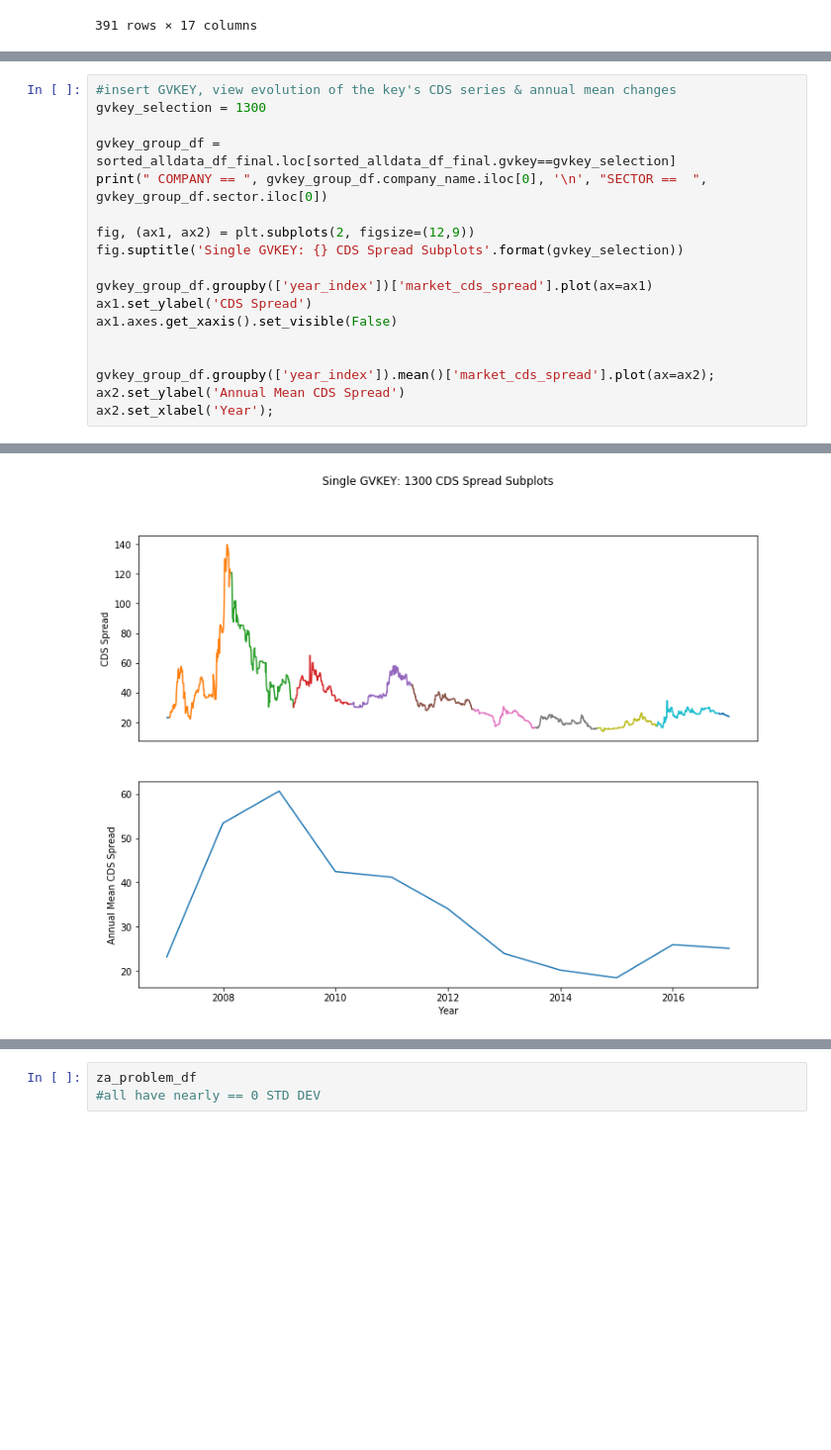
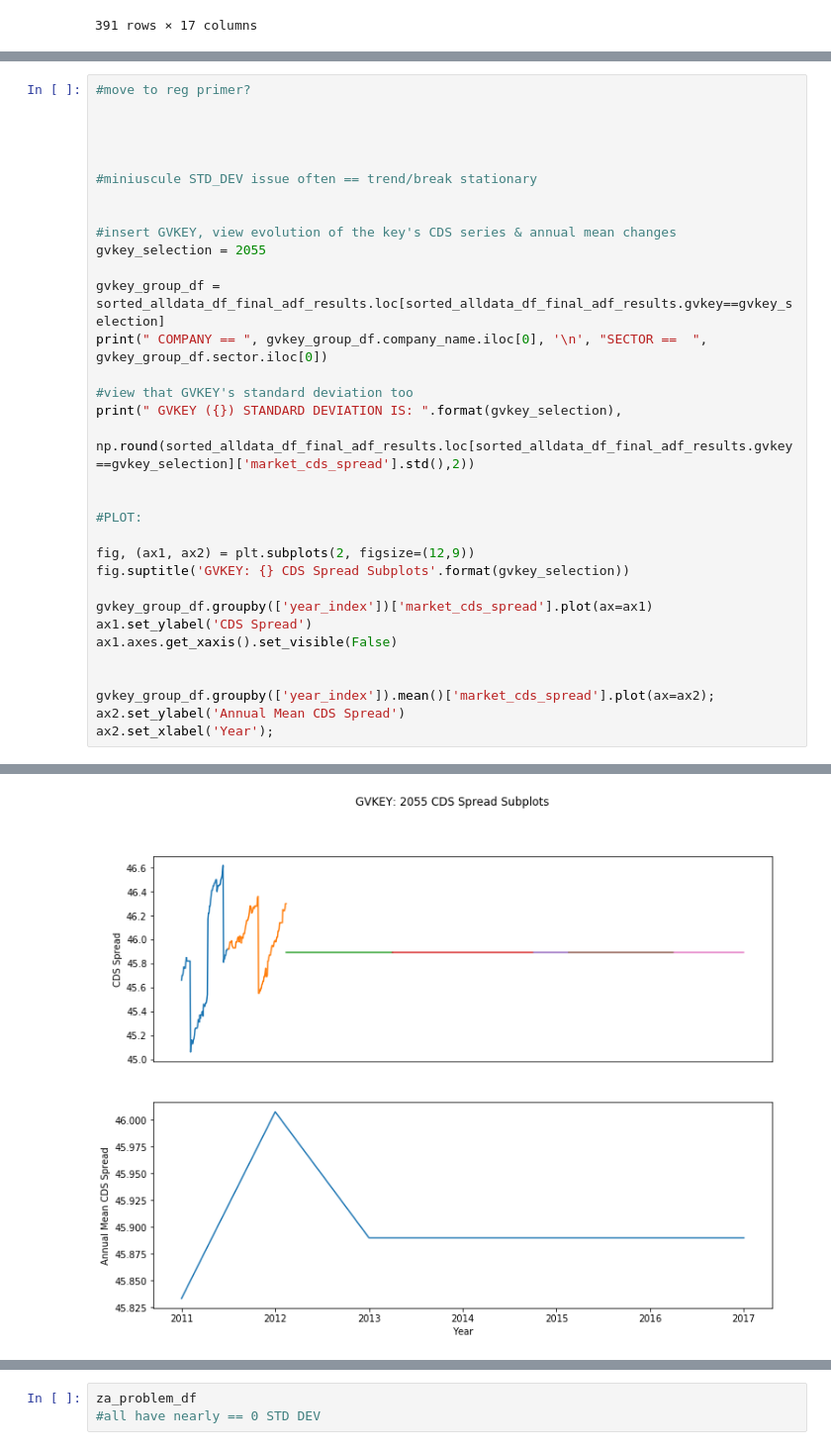
Before and after one commit to Jspano95/Jspano_MScQFin_Thesis, a Jupyter notebook: Jspano_MSc_QuantFin_Public_Github_V1.00.ipynb, the cells around one changed output, grey strips where cells are left out. Shown: that part at 99% size. Drawn from its saved outputs; the diff is of its cells as text; blank space fills up the shorter version.

```diff
--- a/Jspano_MSc_QuantFin_Public_Github_V1.00.ipynb
+++ b/Jspano_MSc_QuantFin_Public_Github_V1.00.ipynb
@@ -2448,12 +2653,27 @@ GVKEY (1300) STANDARD DEVIATION IS:  19.0918
 # %%
+#move to reg primer?
+
+
+
+
+#miniuscule STD_DEV issue often == trend/break stationary
+
+
 #insert GVKEY, view evolution of the key's CDS series & annual mean changes
-gvkey_selection = 1300
+gvkey_selection = 2055
 
-gvkey_group_df = sorted_alldata_df_final.loc[sorted_alldata_df_final.gvkey==gvkey_selection]
+gvkey_group_df = sorted_alldata_df_final_adf_results.loc[sorted_alldata_df_final_adf_results.gvkey==gvkey_selection]
 print(" COMPANY == ", gvkey_group_df.company_name.iloc[0], '\n', "SECTOR ==  ", gvkey_group_df.sector.iloc[0])
 
+#view that GVKEY's standard deviation too
+print(" GVKEY ({}) STANDARD DEVIATION IS: ".format(gvkey_selection),
+     np.round(sorted_alldata_df_final_adf_results.loc[sorted_alldata_df_final_adf_results.gvkey==gvkey_selection]['market_cds_spread'].std(),2))
+
+
+#PLOT:
+
 fig, (ax1, ax2) = plt.subplots(2, figsize=(12,9))
-fig.suptitle('Single GVKEY: {} CDS Spread Subplots'.format(gvkey_selection))
+fig.suptitle('GVKEY: {} CDS Spread Subplots'.format(gvkey_selection))
 
 gvkey_group_df.groupby(['year_index'])['market_cds_spread'].plot(ax=ax1)
 ax1.set_ylabel('CDS Spread')
@@ -2469 +2690 @@ ax2.set_xlabel('Year');
-[figure, old version]
+[figure, new version]
```
Also changed, not shown: parts of 78 cells of this notebook.
